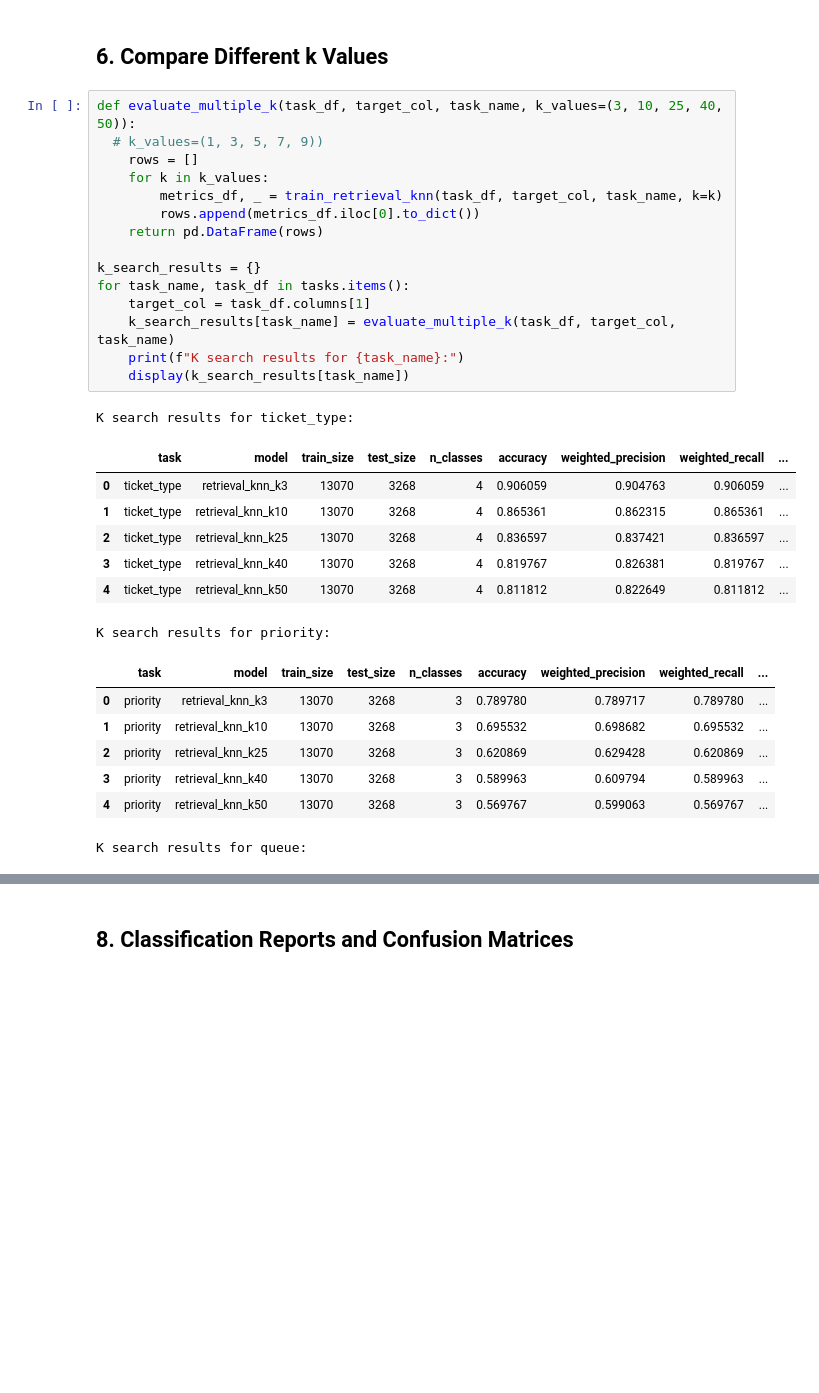
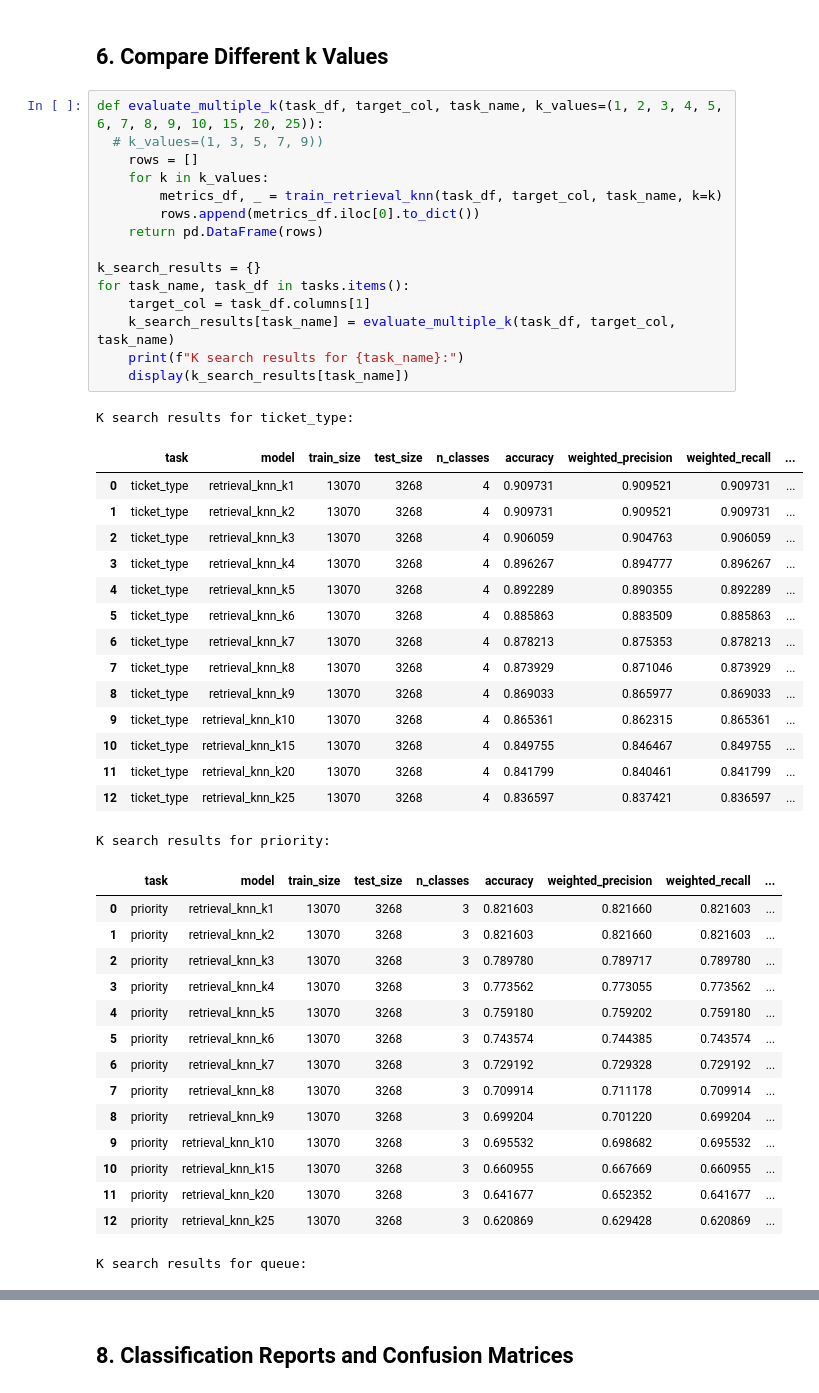
Before and after one commit to ntdai95/ECE569A-Final-Project, a Jupyter notebook: retrieval_knn_ticketmaster_colab.ipynb, the cells around one changed output, grey strips where cells are left out. Drawn from its saved outputs; the diff is of its cells as text; blank space fills up the shorter version.

Commit message:
Update retrieval kNN Colab notebook

```diff
--- a/retrieval_knn_ticketmaster_colab.ipynb
+++ b/retrieval_knn_ticketmaster_colab.ipynb
@@ -199,34 +199,50 @@ results_df
 # %% [markdown]
 ## 6. Compare Different k Values
 # %%
-def evaluate_multiple_k(task_df, target_col, task_name, k_values=(3, 10, 25, 40, 50)):
+def evaluate_multiple_k(task_df, target_col, task_name, k_values=(1, 2, 3, 4, 5, 6, 7, 8, 9, 10, 15, 20, 25)):
   # k_values=(1, 3, 5, 7, 9))
     rows = []
     for k in k_values:
         metrics_df, _ = train_retrieval_knn(task_df, target_col, task_name, k=k)
         rows.append(metrics_df.iloc[0].to_dict())
     return pd.DataFrame(rows)
 
 k_search_results = {}
 for task_name, task_df in tasks.items():
     target_col = task_df.columns[1]
     k_search_results[task_name] = evaluate_multiple_k(task_df, target_col, task_name)
     print(f"K search results for {task_name}:")
     display(k_search_results[task_name])
 # %% [output]
 K search results for ticket_type:
 |  | task | model | train_size | test_size | n_classes | accuracy | weighted_precision | weighted_recall | ... |
-| 0 | ticket_type | retrieval_knn_k3 | 13070 | 3268 | 4 | 0.906059 | 0.904763 | 0.906059 | ... |
-| 1 | ticket_type | retrieval_knn_k10 | 13070 | 3268 | 4 | 0.865361 | 0.862315 | 0.865361 | ... |
-| 2 | ticket_type | retrieval_knn_k25 | 13070 | 3268 | 4 | 0.836597 | 0.837421 | 0.836597 | ... |
-| 3 | ticket_type | retrieval_knn_k40 | 13070 | 3268 | 4 | 0.819767 | 0.826381 | 0.819767 | ... |
-| 4 | ticket_type | retrieval_knn_k50 | 13070 | 3268 | 4 | 0.811812 | 0.822649 | 0.811812 | ... |
+| 0 | ticket_type | retrieval_knn_k1 | 13070 | 3268 | 4 | 0.909731 | 0.909521 | 0.909731 | ... |
+| 1 | ticket_type | retrieval_knn_k2 | 13070 | 3268 | 4 | 0.909731 | 0.909521 | 0.909731 | ... |
+| 2 | ticket_type | retrieval_knn_k3 | 13070 | 3268 | 4 | 0.906059 | 0.904763 | 0.906059 | ... |
+| 3 | ticket_type | retrieval_knn_k4 | 13070 | 3268 | 4 | 0.896267 | 0.894777 | 0.896267 | ... |
+| 4 | ticket_type | retrieval_knn_k5 | 13070 | 3268 | 4 | 0.892289 | 0.890355 | 0.892289 | ... |
+| 5 | ticket_type | retrieval_knn_k6 | 13070 | 3268 | 4 | 0.885863 | 0.883509 | 0.885863 | ... |
+| 6 | ticket_type | retrieval_knn_k7 | 13070 | 3268 | 4 | 0.878213 | 0.875353 | 0.878213 | ... |
+| 7 | ticket_type | retrieval_knn_k8 | 13070 | 3268 | 4 | 0.873929 | 0.871046 | 0.873929 | ... |
+| 8 | ticket_type | retrieval_knn_k9 | 13070 | 3268 | 4 | 0.869033 | 0.865977 | 0.869033 | ... |
+| 9 | ticket_type | retrieval_knn_k10 | 13070 | 3268 | 4 | 0.865361 | 0.862315 | 0.865361 | ... |
+| 10 | ticket_type | retrieval_knn_k15 | 13070 | 3268 | 4 | 0.849755 | 0.846467 | 0.849755 | ... |
+| 11 | ticket_type | retrieval_knn_k20 | 13070 | 3268 | 4 | 0.841799 | 0.840461 | 0.841799 | ... |
+| 12 | ticket_type | retrieval_knn_k25 | 13070 | 3268 | 4 | 0.836597 | 0.837421 | 0.836597 | ... |
 K search results for priority:
 |  | task | model | train_size | test_size | n_classes | accuracy | weighted_precision | weighted_recall | ... |
-| 0 | priority | retrieval_knn_k3 | 13070 | 3268 | 3 | 0.789780 | 0.789717 | 0.789780 | ... |
-| 1 | priority | retrieval_knn_k10 | 13070 | 3268 | 3 | 0.695532 | 0.698682 | 0.695532 | ... |
-| 2 | priority | retrieval_knn_k25 | 13070 | 3268 | 3 | 0.620869 | 0.629428 | 0.620869 | ... |
-| 3 | priority | retrieval_knn_k40 | 13070 | 3268 | 3 | 0.589963 | 0.609794 | 0.589963 | ... |
-| 4 | priority | retrieval_knn_k50 | 13070 | 3268 | 3 | 0.569767 | 0.599063 | 0.569767 | ... |
+| 0 | priority | retrieval_knn_k1 | 13070 | 3268 | 3 | 0.821603 | 0.821660 | 0.821603 | ... |
+| 1 | priority | retrieval_knn_k2 | 13070 | 3268 | 3 | 0.821603 | 0.821660 | 0.821603 | ... |
+| 2 | priority | retrieval_knn_k3 | 13070 | 3268 | 3 | 0.789780 | 0.789717 | 0.789780 | ... |
+| 3 | priority | retrieval_knn_k4 | 13070 | 3268 | 3 | 0.773562 | 0.773055 | 0.773562 | ... |
+| 4 | priority | retrieval_knn_k5 | 13070 | 3268 | 3 | 0.759180 | 0.759202 | 0.759180 | ... |
+| 5 | priority | retrieval_knn_k6 | 13070 | 3268 | 3 | 0.743574 | 0.744385 | 0.743574 | ... |
+| 6 | priority | retrieval_knn_k7 | 13070 | 3268 | 3 | 0.729192 | 0.729328 | 0.729192 | ... |
+| 7 | priority | retrieval_knn_k8 | 13070 | 3268 | 3 | 0.709914 | 0.711178 | 0.709914 | ... |
+| 8 | priority | retrieval_knn_k9 | 13070 | 3268 | 3 | 0.699204 | 0.701220 | 0.699204 | ... |
+| 9 | priority | retrieval_knn_k10 | 13070 | 3268 | 3 | 0.695532 | 0.698682 | 0.695532 | ... |
+| 10 | priority | retrieval_knn_k15 | 13070 | 3268 | 3 | 0.660955 | 0.667669 | 0.660955 | ... |
+| 11 | priority | retrieval_knn_k20 | 13070 | 3268 | 3 | 0.641677 | 0.652352 | 0.641677 | ... |
+| 12 | priority | retrieval_knn_k25 | 13070 | 3268 | 3 | 0.620869 | 0.629428 | 0.620869 | ... |
 K search results for queue:
 |  | task | model | train_size | test_size | n_classes | accuracy | weighted_precision | weighted_recall | ... |
```
Also changed, not shown: parts of 2 cells of this notebook.
